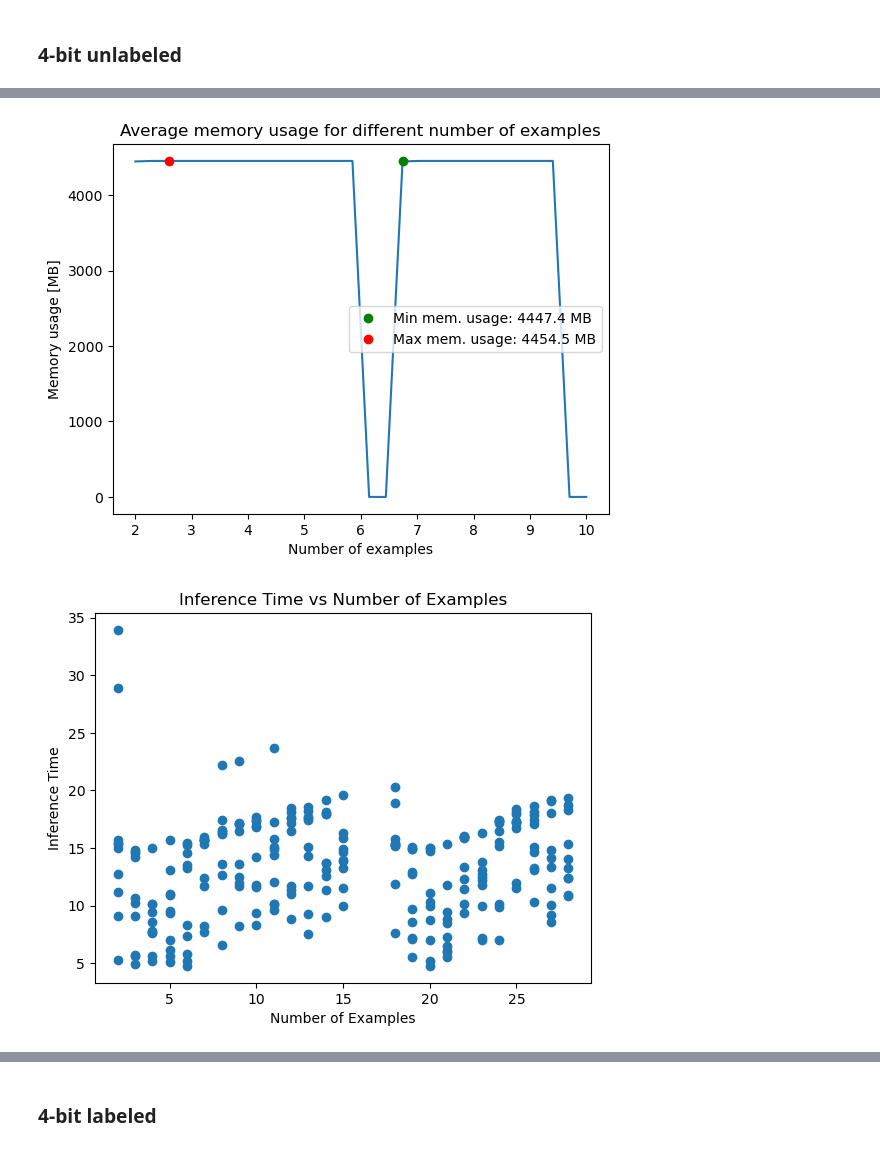
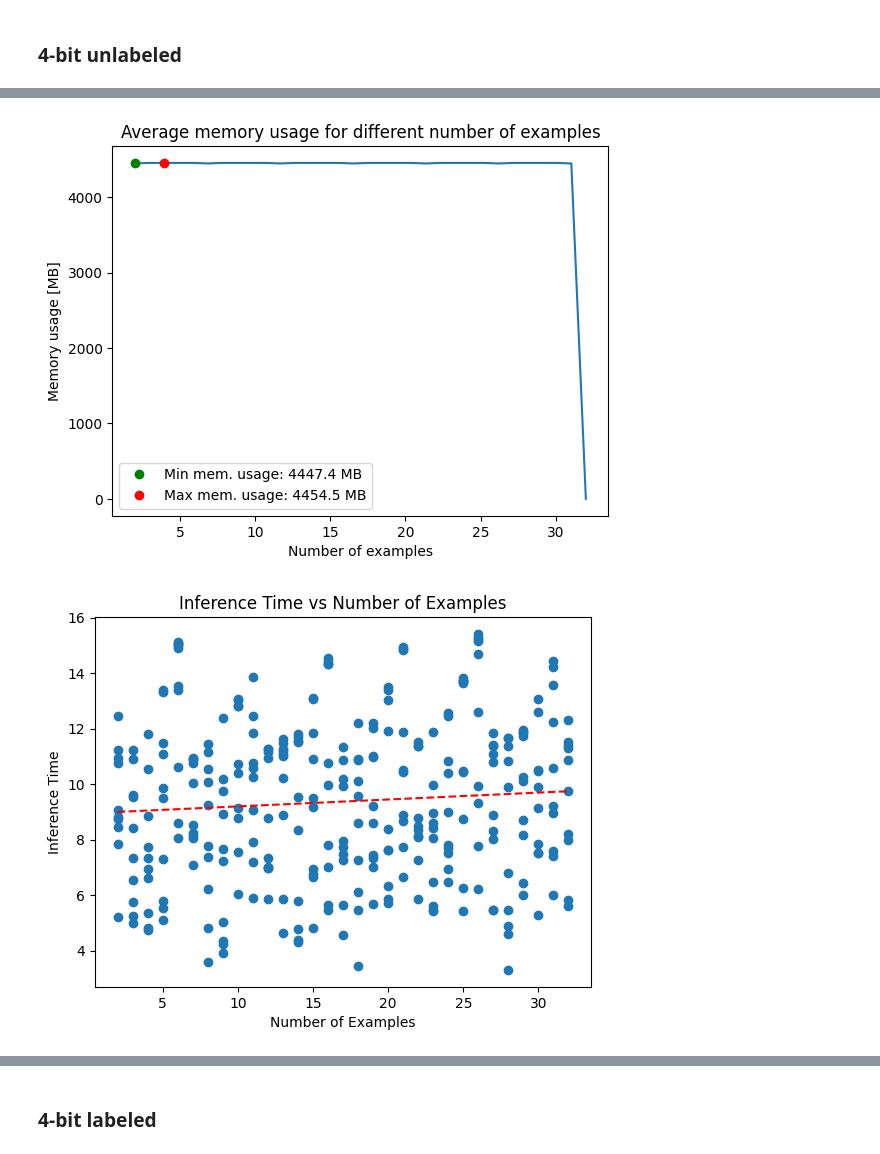
Before and after one commit to stinkyElias/SemReBot2, a Jupyter notebook: testing/mistral/data_plotter.ipynb, the cells around one changed output, grey strips where cells are left out. Drawn from its saved outputs; the diff is of its cells as text; code cells hidden in the pictures.

Commit message:
finished popf test, analyzing mistral output

```diff
--- a/testing/mistral/data_plotter.ipynb
+++ b/testing/mistral/data_plotter.ipynb
@@ -21,20 +23,16 @@ def extract_data(filename):
     memory_usage = re.findall(r'GPU memory loaded \[MB\]\s+:\s+(.+)', content)
     input_size = re.findall(r'Model input size \[MB\]\s+:\s+(.+)', content)
     model = re.findall(r'Model\s+:\s+(.+)', content)
-    instance_match_accuracy = re.findall(r'Instance match accuracy\s+:\s+(.+)', content)
-    predicate_match_accuracy = re.findall(r'Predicate match accuracy\s+:\s+(.+)', content)
-    goal_match_accuracy = re.findall(r'Goal match accuracy\s+:\s+(.+)', content)
-    total_match_accuracy = re.findall(r'Total match accuracy\s+:\s+(.+)', content)
+    sliced_output = re.findall(r'Sliced output\s+:\s+(.+)', content)
+    solution = re.findall(r'Solution\s+:\s+(.+)', content)
     labeled = re.findall(r'Labeled\s+:\s+(.+)', content)
 
     return {
         'model': list(map(str, model)),
         'test_set': list(map(int, test_sets)),
         'num_examples': list(map(int, number_of_examples)),
-        'instance_match_accuracy': list(map(float, instance_match_accuracy)),
-        'predicate_match_accuracy': list(map(float, predicate_match_accuracy)),
-        'goal_match_accuracy': list(map(float, goal_match_accuracy)),
-        'total_match_accuracy': list(map(float, total_match_accuracy)),
+        'sliced_output': list(map(str, sliced_output)),
+        'solution': list(map(str, solution)),
         'inference_time': list(map(float, inference_times)),
         'memory_usage': list(map(float, memory_usage)),
         'input_size': list(map(float, input_size)),
@@ -43,31 +41,31 @@ def extract_data(filename):
 # %% [markdown]
 ### Read files of results from 4-bit, 8-bit, half and full precision for both labeled and unlabeled examples
 # %%
-num = '4'
+num = 'final_'
 
 data_4bit = extract_data(os.path.join(data_dir, num + 'mistral_results_4bit.txt'))
 data_4bit_labeled = extract_data(os.path.join(data_dir, num + 'mistral_results_4bit_labeled.txt'))
 
-data_8bit = extract_data(os.path.join(data_dir, num + 'mistral_results_8bit.txt'))
-data_8bit_labeled = extract_data(os.path.join(data_dir, num + 'mistral_results_8bit_labeled.txt'))
+# data_8bit = extract_data(os.path.join(data_dir, num + 'mistral_results_8bit.txt'))
+# data_8bit_labeled = extract_data(os.path.join(data_dir, num + 'mistral_results_8bit_labeled.txt'))
 
-data_half_precision = extract_data(os.path.join(data_dir, num + 'mistral_results_half_precision.txt'))
-data_half_precision_labeled = extract_data(os.path.join(data_dir, num + 'mistral_results_half_precision_labeled.txt'))
+# data_half_precision = extract_data(os.path.join(data_dir, num + 'mistral_results_half_precision.txt'))
+# data_half_precision_labeled = extract_data(os.path.join(data_dir, num + 'mistral_results_half_precision_labeled.txt'))
 
-data_full_precision = extract_data(os.path.join(data_dir, num + 'mistral_results_full_precision.txt'))
-data_full_precision_labeled = extract_data(os.path.join(data_dir, num + 'mistral_results_full_precision_labeled.txt'))
+# data_full_precision = extract_data(os.path.join(data_dir, num + 'mistral_results_full_precision.txt'))
+# data_full_precision_labeled = extract_data(os.path.join(data_dir, num + 'mistral_results_full_precision_labeled.txt'))
 
 df_4bit = pd.DataFrame(data_4bit)
 df_4bit_labeled = pd.DataFrame(data_4bit_labeled)
 
-df_8bit = pd.DataFrame(data_8bit)
-df_8bit_labeled = pd.DataFrame(data_8bit_labeled)
+# df_8bit = pd.DataFrame(data_8bit)
+# df_8bit_labeled = pd.DataFrame(data_8bit_labeled)
 
-df_half_precision = pd.DataFrame(data_half_precision)
-df_half_precision_labeled = pd.DataFrame(data_half_precision_labeled)
+# df_half_precision = pd.DataFrame(data_half_precision)
+# df_half_precision_labeled = pd.DataFrame(data_half_precision_labeled)
 
-df_full_precision = pd.DataFrame(data_full_precision)
-df_full_precision_labeled = pd.DataFrame(data_full_precision_labeled)
+# df_full_precision = pd.DataFrame(data_full_precision)
+# df_full_precision_labeled = pd.DataFrame(data_full_precision_labeled)
 # %% [markdown]
 ### 4-bit unlabeled
 # %%
@@ -154,5 +215,5 @@ plt.show()
 # %%
-x = np.linspace(2, 10, len(mem_usages))
+x = np.linspace(2, 32, len(mem_usages))
 plt.plot(x, mem_usages)
 plt.title('Average memory usage for different number of examples')
 plt.xlabel('Number of examples')
@@ -169,13 +230,17 @@ plt.legend()
 
 plt.show()
 # %% [output]
-[figure, old version]
+[figure, new version]
 # %%
-num_examples = np.linspace(2, 10, len(inference_times))
 plt.scatter(data_4bit['num_examples'], data_4bit['inference_time'])
 plt.xlabel('Number of Examples')
 plt.ylabel('Inference Time')
 plt.title('Inference Time vs Number of Examples')
+
+z = np.polyfit(data_4bit['num_examples'], data_4bit['inference_time'], 1)
+p = np.poly1d(z)
+plt.plot(data_4bit['num_examples'], p(data_4bit['num_examples']), "r--")
+
 plt.show()
 # %% [output]
-[figure, old version]
+[figure, new version]
```
Also changed, not shown: parts of 12 cells of this notebook, 5 other files.
